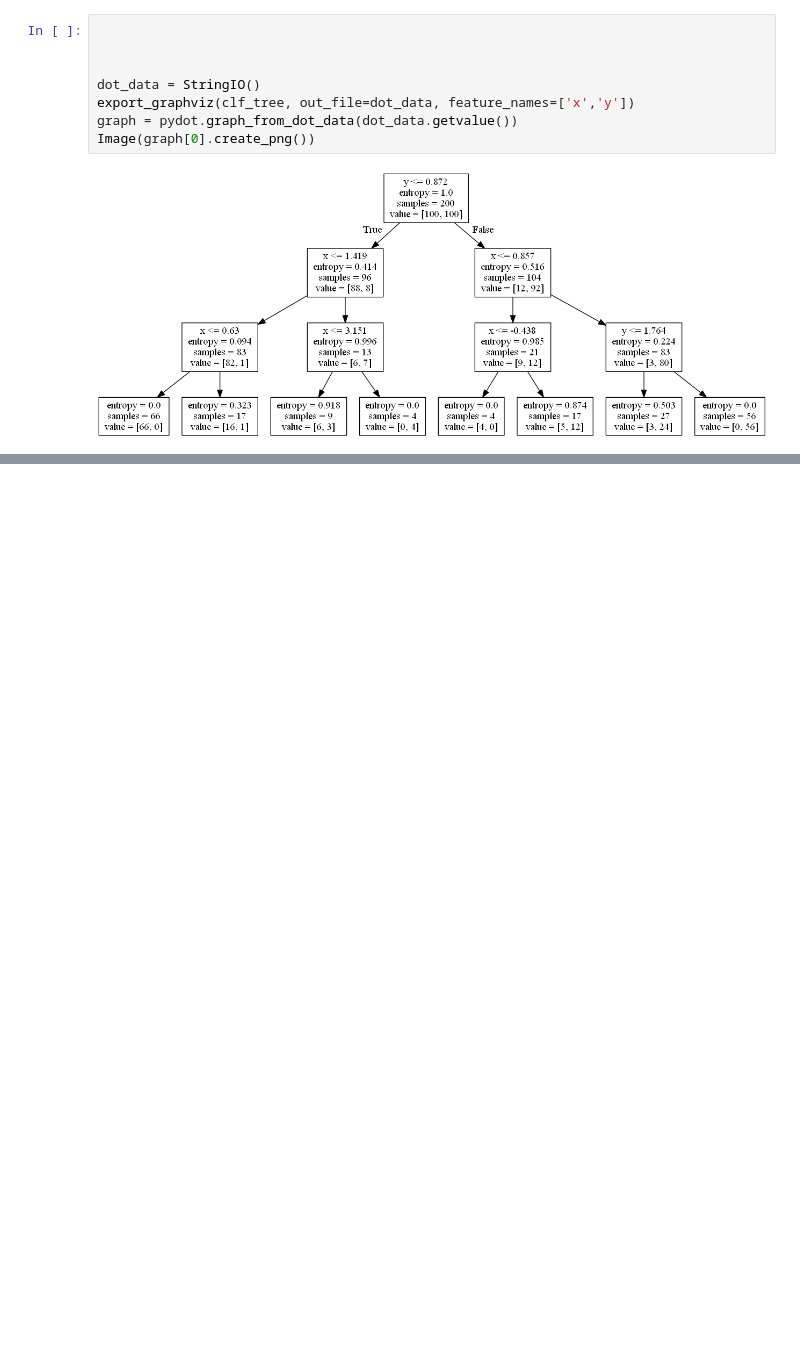
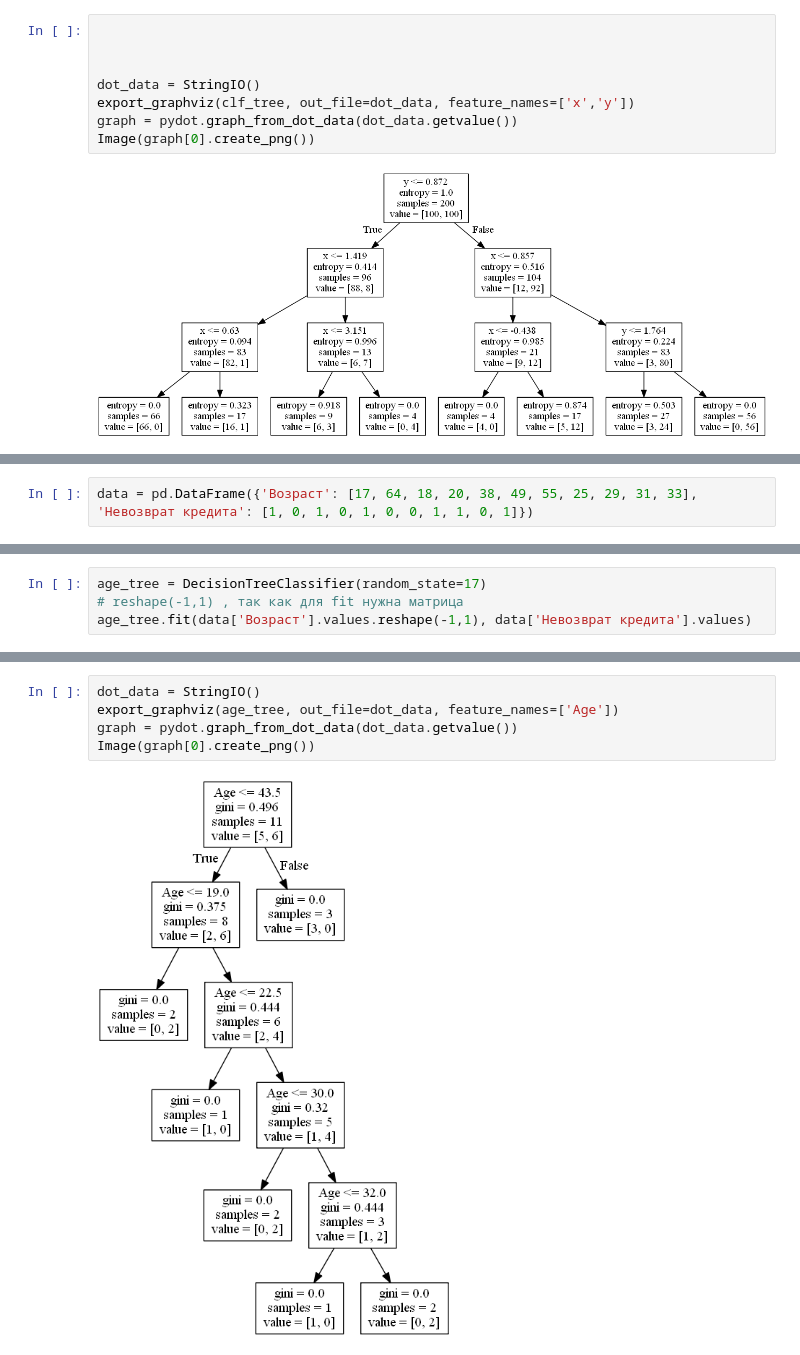
Before and after one commit to sdormidontov/nordicit_201904, a Jupyter notebook: Dmitry_Ipatov/Lesson 29 - Деревья решений.ipynb, the cells around one changed output, grey strips where cells are left out. Cells and saved outputs as stored; diff of their text form; blank space fills up the shorter version.

Commit message:
trees

```diff
--- a/Dmitry_Ipatov/Lesson 29 - Деревья решений.ipynb
+++ b/Dmitry_Ipatov/Lesson 29 - Деревья решений.ipynb
@@ -119,0 +145,2 @@ Image(graph[0].create_png())
+# %%
+data = pd.DataFrame({'Возраст': [17, 64, 18, 20, 38, 49, 55, 25, 29, 31, 33], 'Невозврат кредита': [1, 0, 1, 0, 1, 0, 0, 1, 1, 0, 1]})
@@ -119,0 +162,4 @@ Image(graph[0].create_png())
+# %%
+age_tree = DecisionTreeClassifier(random_state=17)
+# reshape(-1,1) , так как для fit нужна матрица
+age_tree.fit(data['Возраст'].values.reshape(-1,1), data['Невозврат кредита'].values)
@@ -119,0 +187,7 @@ Image(graph[0].create_png())
+# %%
+dot_data = StringIO()
+export_graphviz(age_tree, out_file=dot_data, feature_names=['Age'])
+graph = pydot.graph_from_dot_data(dot_data.getvalue())
+Image(graph[0].create_png())
+# %% [output]
+[figure, added]
```
Also changed, not shown: parts of 31 cells of this notebook, 1 other file.
